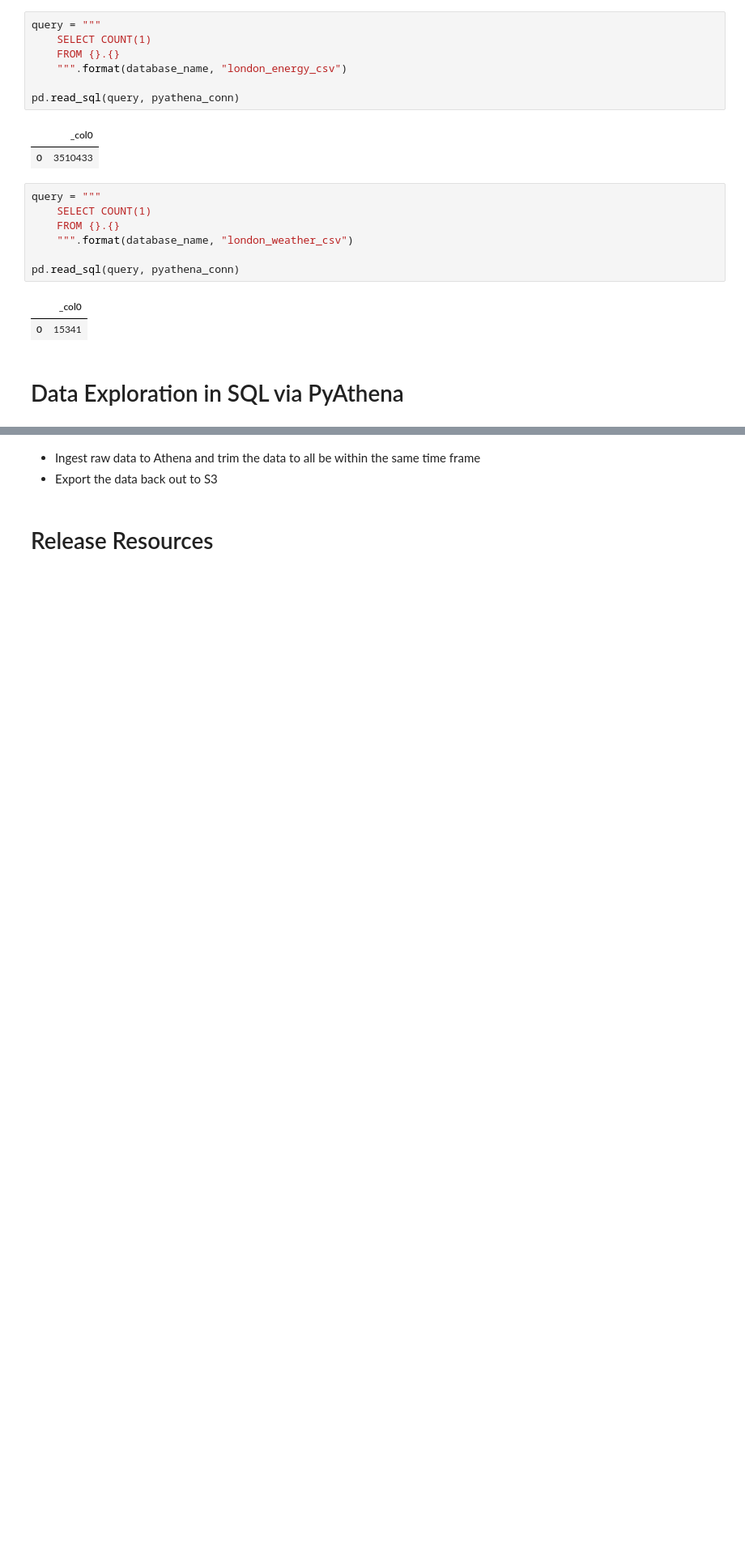
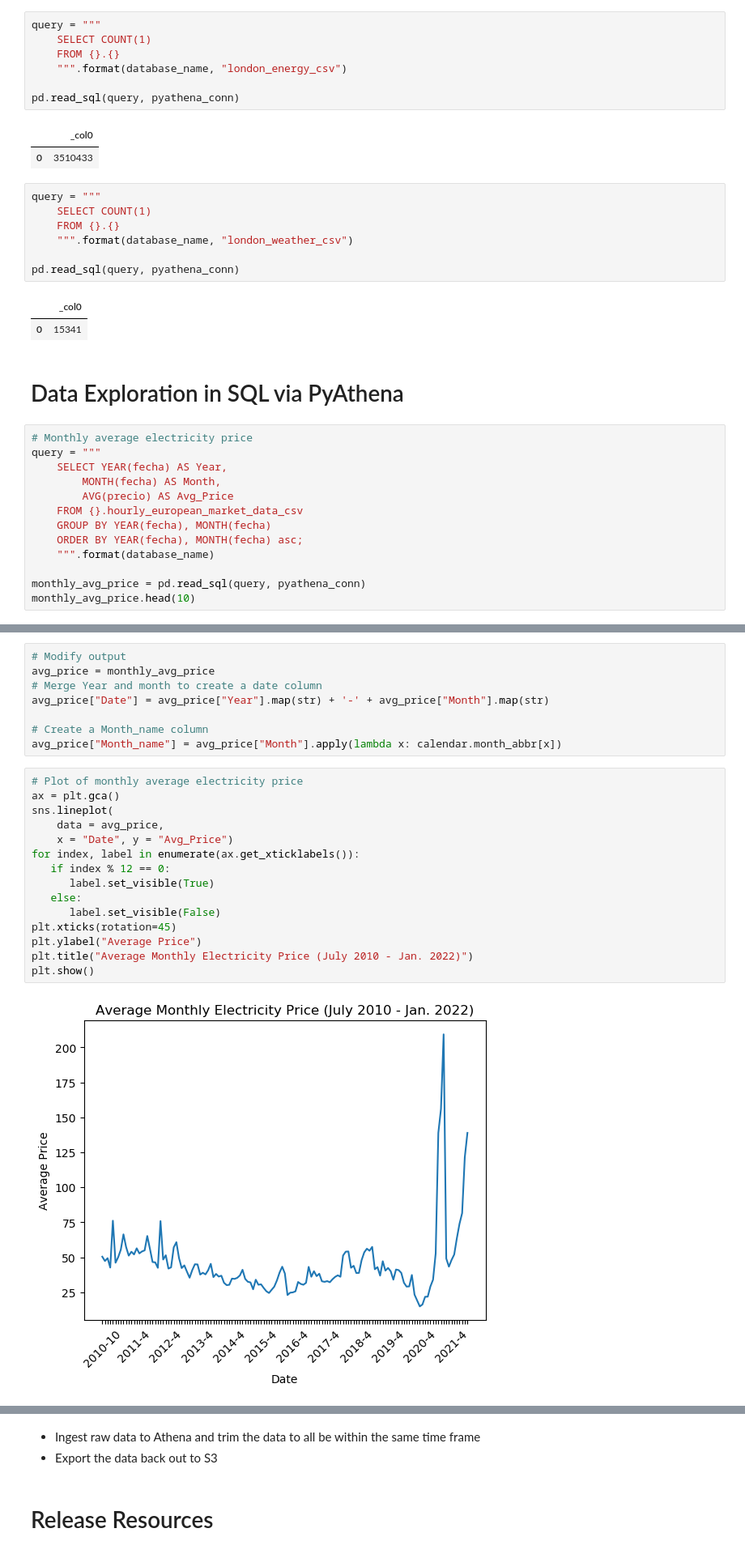
Before and after one commit to nlee98/ADS-508-AWS-Cloud-Computing, a Jupyter notebook: ADS-508_Final_Notebook.ipynb, the cells around one changed output, grey strips where cells are left out. Shown at 81% size. Saved outputs shown, nothing was run; the diff lists cells and outputs as text; blank space fills up the shorter version.

Commit message:
Average Price EDA

```diff
--- a/ADS-508_Final_Notebook.ipynb
+++ b/ADS-508_Final_Notebook.ipynb
@@ -234,3 +236,16 @@ pd.read_sql(query, pyathena_conn)
 | 0 | 15341 |
 # %% [markdown]
 # Data Exploration in SQL via PyAthena
+# %%
+# Monthly average electricity price
+query = """
+    SELECT YEAR(fecha) AS Year,
+        MONTH(fecha) AS Month,
+        AVG(precio) AS Avg_Price
+    FROM {}.hourly_european_market_data_csv
+    GROUP BY YEAR(fecha), MONTH(fecha)
+    ORDER BY YEAR(fecha), MONTH(fecha) asc;
+    """.format(database_name)
+
+monthly_avg_price = pd.read_sql(query, pyathena_conn)
+monthly_avg_price.head(10)
@@ -236,0 +273,25 @@ pd.read_sql(query, pyathena_conn)
+# %%
+# Modify output
+avg_price = monthly_avg_price
+# Merge Year and month to create a date column
+avg_price["Date"] = avg_price["Year"].map(str) + '-' + avg_price["Month"].map(str)
+
+# Create a Month_name column
+avg_price["Month_name"] = avg_price["Month"].apply(lambda x: calendar.month_abbr[x])
+# %%
+# Plot of monthly average electricity price
+ax = plt.gca()
+sns.lineplot(
+    data = avg_price,
+    x = "Date", y = "Avg_Price")
+for index, label in enumerate(ax.get_xticklabels()):
+   if index % 12 == 0:
+      label.set_visible(True)
+   else:
+      label.set_visible(False)
+plt.xticks(rotation=45)
+plt.ylabel("Average Price")
+plt.title("Average Monthly Electricity Price (July 2010 - Jan. 2022)")
+plt.show()
+# %% [output]
+[figure, added]
```
Also changed, not shown: parts of 5 cells of this notebook.
